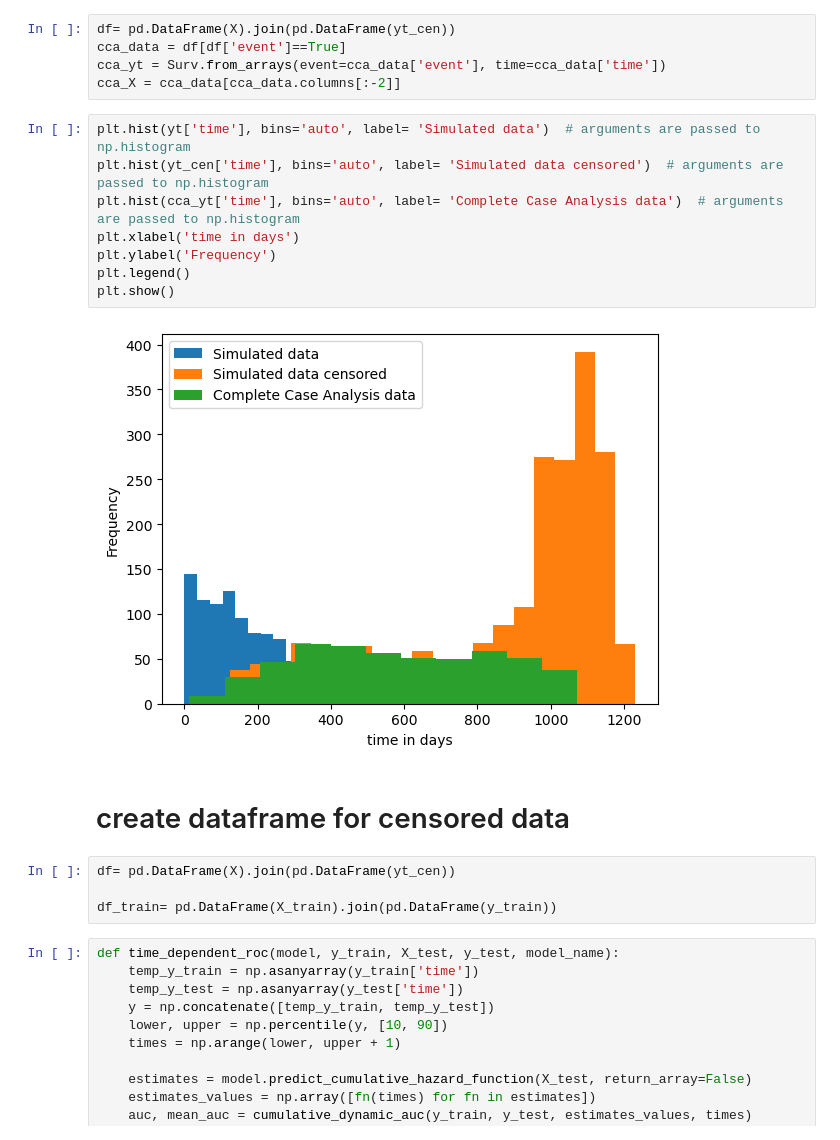
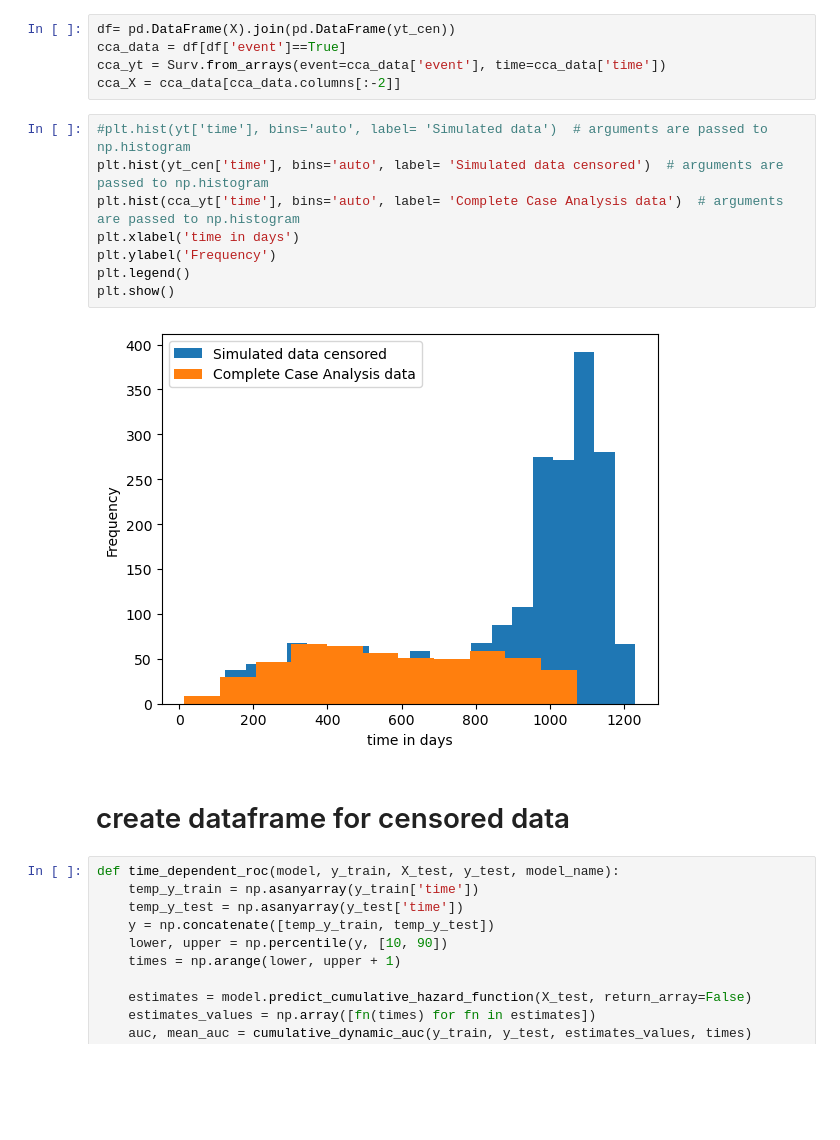
Before and after one commit to Laheij/Right_censoring_thesis, a Jupyter notebook: thesis_aids_data.ipynb, the cells around one changed output. Drawn from its saved outputs; the diff is of its cells as text; blank space fills up the shorter version.

```diff
--- a/thesis_aids_data.ipynb
+++ b/thesis_aids_data.ipynb
@@ -74,21 +75,17 @@ cca_data = df[df['event']==True]
 cca_yt = Surv.from_arrays(event=cca_data['event'], time=cca_data['time'])
 cca_X = cca_data[cca_data.columns[:-2]]
 # %%
-plt.hist(yt['time'], bins='auto', label= 'Simulated data')  # arguments are passed to np.histogram
+#plt.hist(yt['time'], bins='auto', label= 'Simulated data')  # arguments are passed to np.histogram
 plt.hist(yt_cen['time'], bins='auto', label= 'Simulated data censored')  # arguments are passed to np.histogram
 plt.hist(cca_yt['time'], bins='auto', label= 'Complete Case Analysis data')  # arguments are passed to np.histogram
 plt.xlabel('time in days')
 plt.ylabel('Frequency')
 plt.legend()
 plt.show()
 # %% [output]
-[figure, old version]
+[figure, new version]
 # %% [markdown]
 # create dataframe for censored data
-# %%
-df= pd.DataFrame(X).join(pd.DataFrame(yt_cen))
-
-df_train= pd.DataFrame(X_train).join(pd.DataFrame(y_train))
 # %%
 def time_dependent_roc(model, y_train, X_test, y_test, model_name):
     temp_y_train = np.asanyarray(y_train['time'])
```
Also changed, not shown: parts of 4 cells of this notebook.
